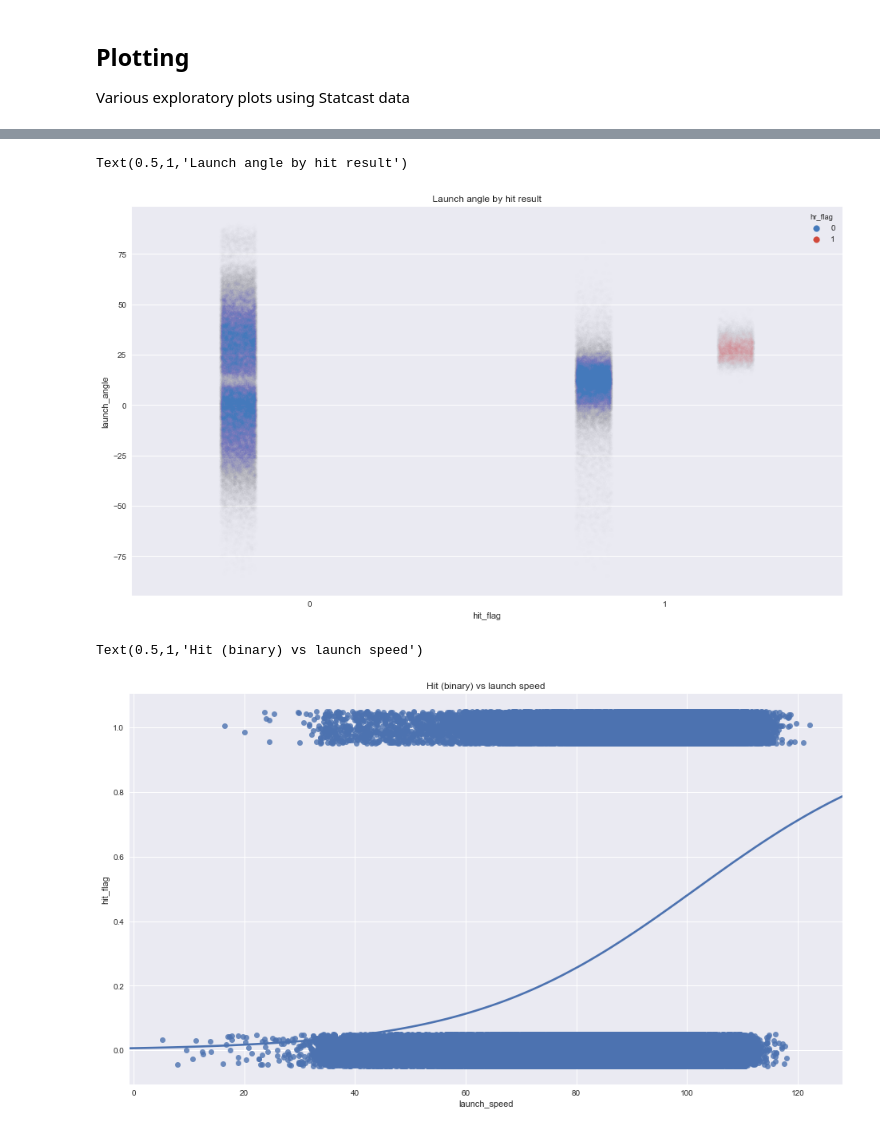
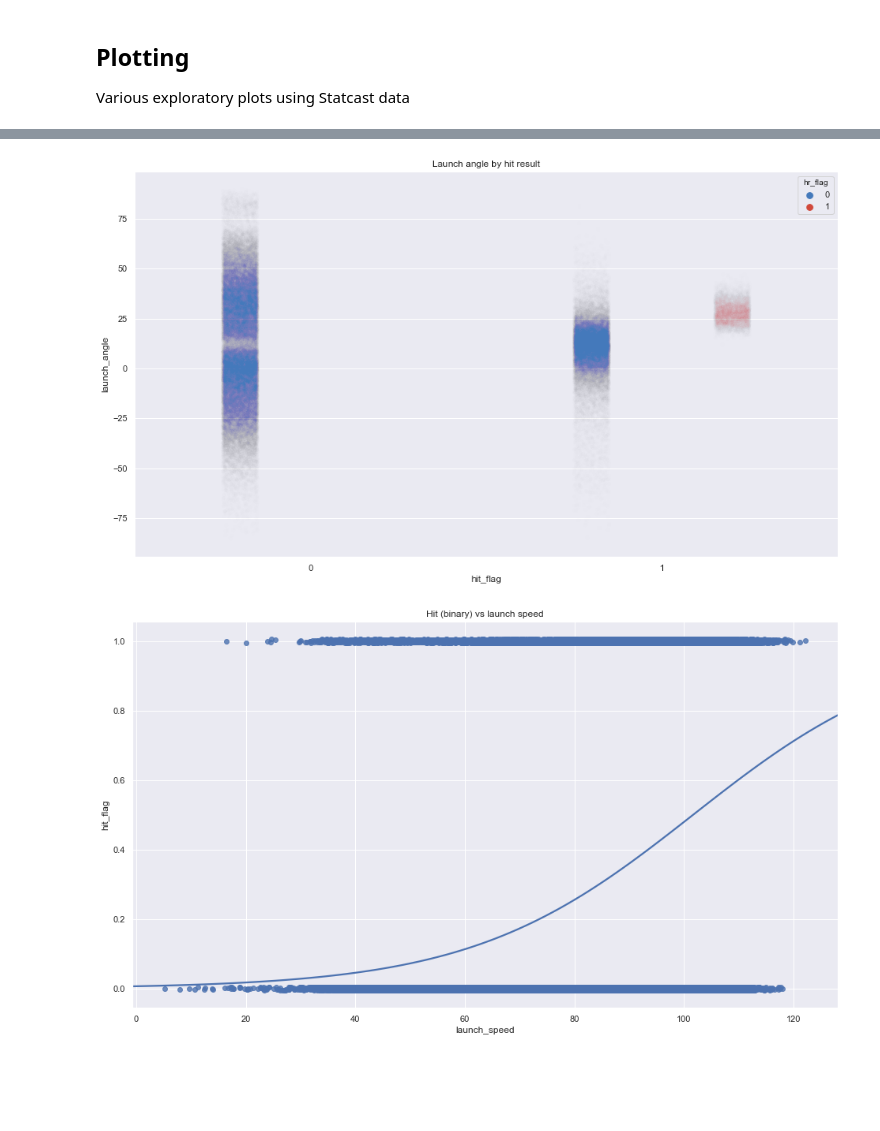
Before and after one commit to anthonydelage/mlb-db-analysis, a Jupyter notebook: notebooks/1.0 - Statcast Exploration.ipynb, the cells around one changed output, grey strips where cells are left out. Cells and saved outputs as stored; diff of their text form; code cells hidden in the pictures; blank space fills up the shorter version.

```diff
--- a/notebooks/1.0 - Statcast Exploration.ipynb
+++ b/notebooks/1.0 - Statcast Exploration.ipynb
@@ -30,3 +23,6 @@ engine = create_engine('mysql+mysqlconnector://{username}:{password}@{host}/{db}
+# %%
+PROJECT_ID = 'ad-fantasy-baseball'
+CREDENTIALS_PATH = os.path.join(os.pardir, './credentials/mlb-db-analysis-user.json')
 # %%
 params = {
     'year': '2017',
@@ -141,7 +137,7 @@ FROM
 """
 # %%
 sql = SQL.format(**params)
-df_events = pd.read_sql(sql=sql, con=engine)
+df_events = read_gbq(query=sql, dialect='standard', project_id=PROJECT_ID, private_key=CREDENTIALS_PATH)
 
 df_true = df_events.copy()
 # %%
@@ -161,6 +157,28 @@ df_events.shape
 # %% [markdown]
 ## Data and Function Preparation
 Creating sub-datasets and functions for later use.
+# %%
+num_cols = [
+    'effective_speed',
+    'release_speed',
+    'release_spin_rate',
+    'release_pos_x',
+    'release_pos_z',
+    'break_horizontal',
+    'break_vertical',
+    'zone',
+    'plate_x',
+    'plate_z',
+    'sz_top',
+    'sz_bot',
+    'launch_speed',
+    'launch_angle',
+    'hit_x',
+    'hit_y',
+    'hit_distance_sc'
+]
+
+df_events[num_cols] = df_events[num_cols].apply(pd.to_numeric)
 # %%
 _batted = df_events['bb_type'].notnull()
 _hit = df_events['hit_flag'] == 1
@@ -285,13 +371,28 @@ Text(0.5,1,'Launch speed by hit result')
 # %%
-sns.stripplot(data=df_batted, x='hit_flag', y='launch_angle', hue='hr_flag', alpha=0.005,
-              palette=pal_bin, jitter=True, dodge=True).set_title("Launch angle by hit result")
+sns.stripplot(data=df_batted,
+              x='hit_flag',
+              y='launch_angle',
+              hue='hr_flag',
+              alpha=0.005,
+              palette=pal_bin,
+              jitter=True,
+              dodge=True)
+
+plt.title("Launch angle by hit result")
+plt.show()
 # %% [output]
-Text(0.5,1,'Launch angle by hit result')
-[figure, old version]
+[figure, new version]
 # %%
-sns.regplot(data=df_batted, x='launch_speed', y='hit_flag', logistic=True, n_boot=100, ci=None,
-            y_jitter=0.05).set_title("Hit (binary) vs launch speed")
+sns.regplot(data=df_batted,
+            x='launch_speed',
+            y='hit_flag',
+            logistic=True,
+            n_boot=100,
+            ci=None,
+            y_jitter=0.005)
+
+plt.title("Hit (binary) vs launch speed")
+plt.show()
 # %% [output]
-Text(0.5,1,'Hit (binary) vs launch speed')
-[figure, old version]
+[figure, new version]
 # %%
```
Also changed, not shown: parts of 30 cells of this notebook, 3 other files.
